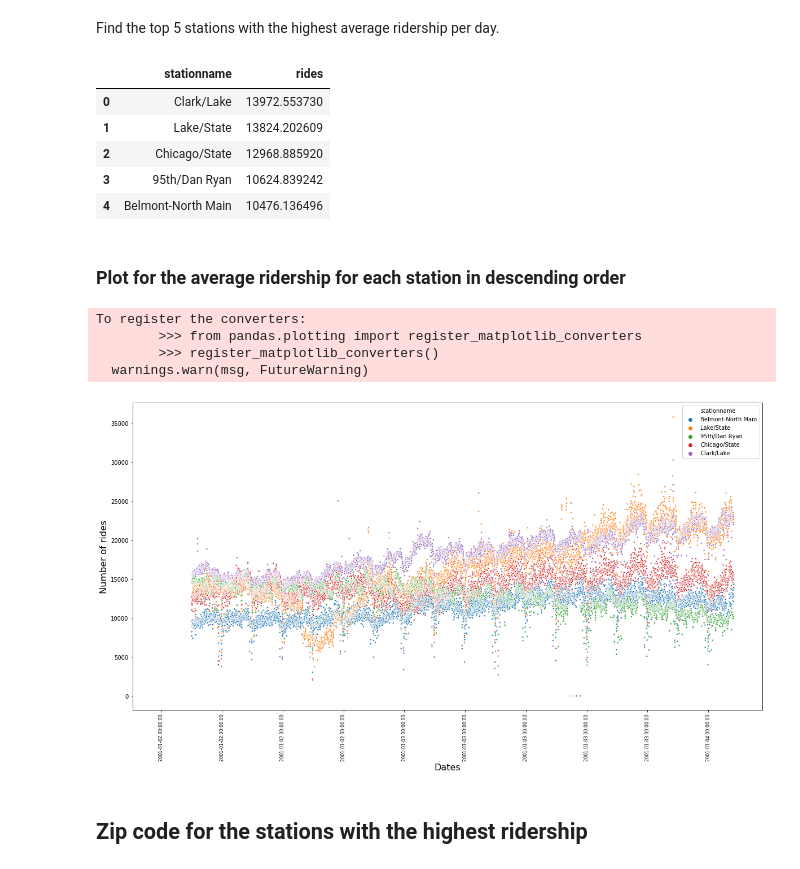
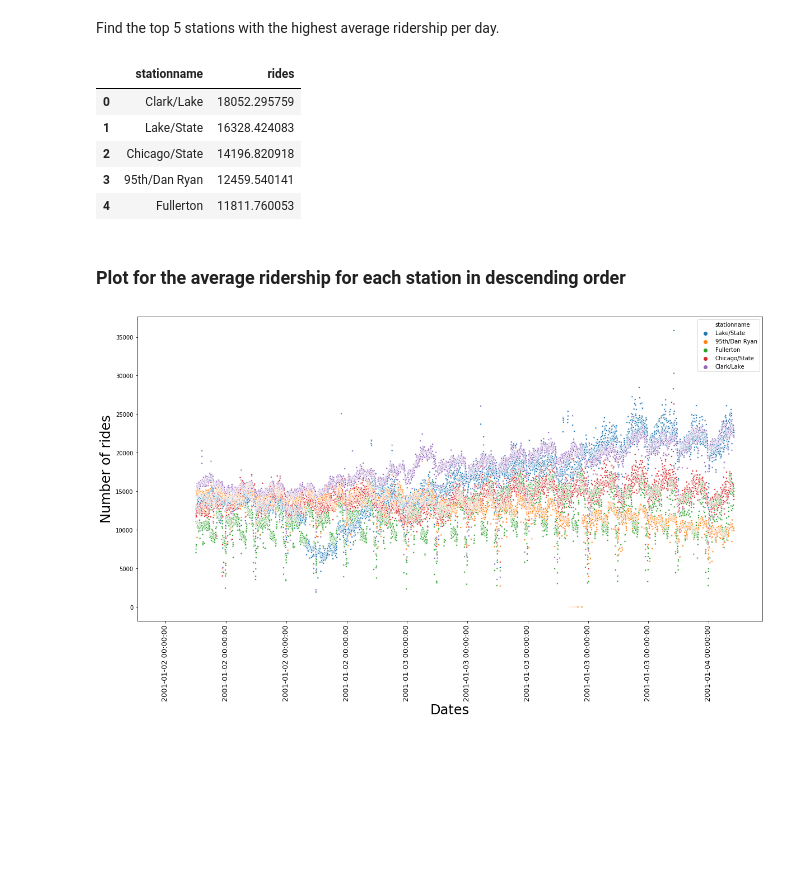
Before and after one commit to hyojunada/chicago_cta, a Jupyter notebook: notebook/Project-Traffic.ipynb, the cells around one changed output. Drawn from its saved outputs; the diff is of its cells as text; code cells hidden in the pictures; blank space fills up the shorter version.

```diff
--- a/notebook/Project-Traffic.ipynb
+++ b/notebook/Project-Traffic.ipynb
@@ -42,40 +42,37 @@ df_cta_station.columns = df_cta_station.columns.str.lower().str.replace(' ', '_'
 Find the top 5 stations with the highest average ridership per day.
 # %%
 # group each ride by each station, and calculate the mean
-df_rides = pd.DataFrame(df_cta_entry.groupby(['stationname']).rides.mean())
+day_type = ['W']
+df_rides = df_cta_entry[df_cta_entry.daytype.isin(day_type)]
+df_rides = pd.DataFrame(df_rides.groupby(['stationname']).rides.mean())
 # sort the station in order of highest mean to lowest mean per day
 df_rides = df_rides.sort_values('rides', ascending=False)
 # station withe the highest mean is the first station
 highest_mean = pd.DataFrame(df_rides.iloc[:5]).reset_index()
-# %% [output]
-|  | stationname | rides |
-| 0 | Clark/Lake | 13972.553730 |
-| 1 | Lake/State | 13824.202609 |
-| 2 | Chicago/State | 12968.885920 |
-| 3 | 95th/Dan Ryan | 10624.839242 |
-| 4 | Belmont-North Main | 10476.136496 |
+# %%
+highest_mean
+# %% [output]
+|  | stationname | rides |
+| 0 | Clark/Lake | 18052.295759 |
+| 1 | Lake/State | 16328.424083 |
+| 2 | Chicago/State | 14196.820918 |
+| 3 | 95th/Dan Ryan | 12459.540141 |
+| 4 | Fullerton | 11811.760053 |
 # %%
-df_rides_per_day = df_cta_entry[df_cta_entry['stationname'].isin(highest_mean.stationname)]
+df_rides_per_day = df_cta_entry[df_cta_entry['stationname'].isin(highest_mean.stationname)
+                               & (df_cta_entry.daytype.isin(day_type))]
 # %% [markdown]
 ### Plot for the average ridership for each station in descending order
 # %%
 fig, ax = plt.subplots(figsize=(20, 10))
-dtype = 'W'
-df_daytype = df_rides_per_day[df_rides_per_day['daytype']==dtype]
-sns.scatterplot(x='date', y='rides', hue='stationname', data=df_daytype, ax=ax, s=10)
+sns.scatterplot(x='date', y='rides', hue='stationname', data=df_rides_per_day, ax=ax, s=10)
 for item in ax.get_xticklabels():
     item.set_rotation(90)
 #figure style
 fontsize=16
-ax.set_xlabel('Dates', fontsize=fontsize)
-ax.set_xticklabels(df_daytype.date, fontsize=0.5*fontsize)
-ax.set_ylabel('Number of rides', fontsize=fontsize)
-fig.savefig('../result/highest_station_ridership_{}.png'.format(dtype), transparent=True)
+ax.set_xlabel('Dates', fontsize=1.5*fontsize)
+ax.set_xticklabels(df_rides_per_day.date, fontsize=0.8*fontsize)
+ax.set_ylabel('Number of rides', fontsize=1.5*fontsize)
+fig.savefig('../result/highest_station_ridership_{}.png'.format(''.join(day_type)), transparent=True,bbox_inches='tight' )
 # %% [output]
-To register the converters:
-        >>> from pandas.plotting import register_matplotlib_converters
-        >>> register_matplotlib_converters()
-  warnings.warn(msg, FutureWarning)
-[figure, old version]
+[figure, new version]
-# %% [markdown]
-## Zip code for the stations with the highest ridership
```
Also changed, not shown: parts of 4 cells of this notebook, 4 other files.
